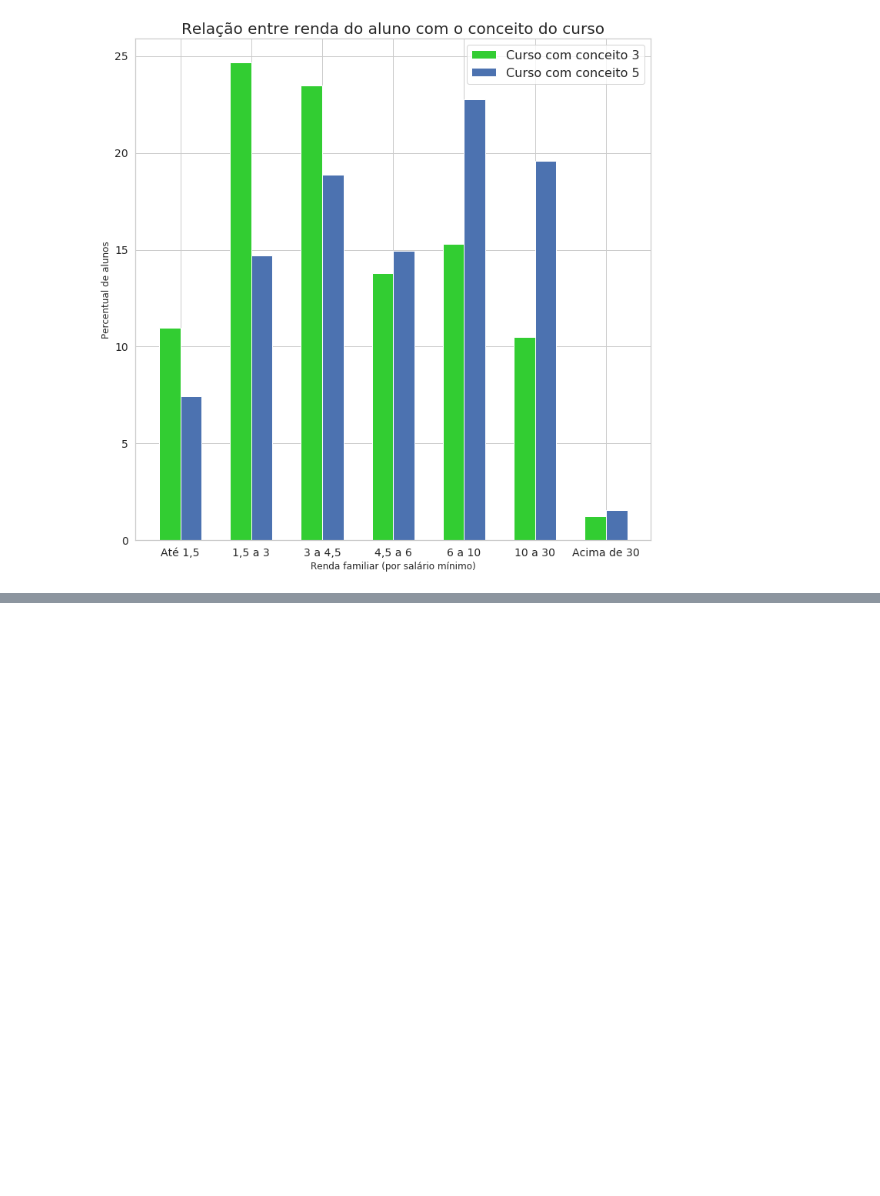
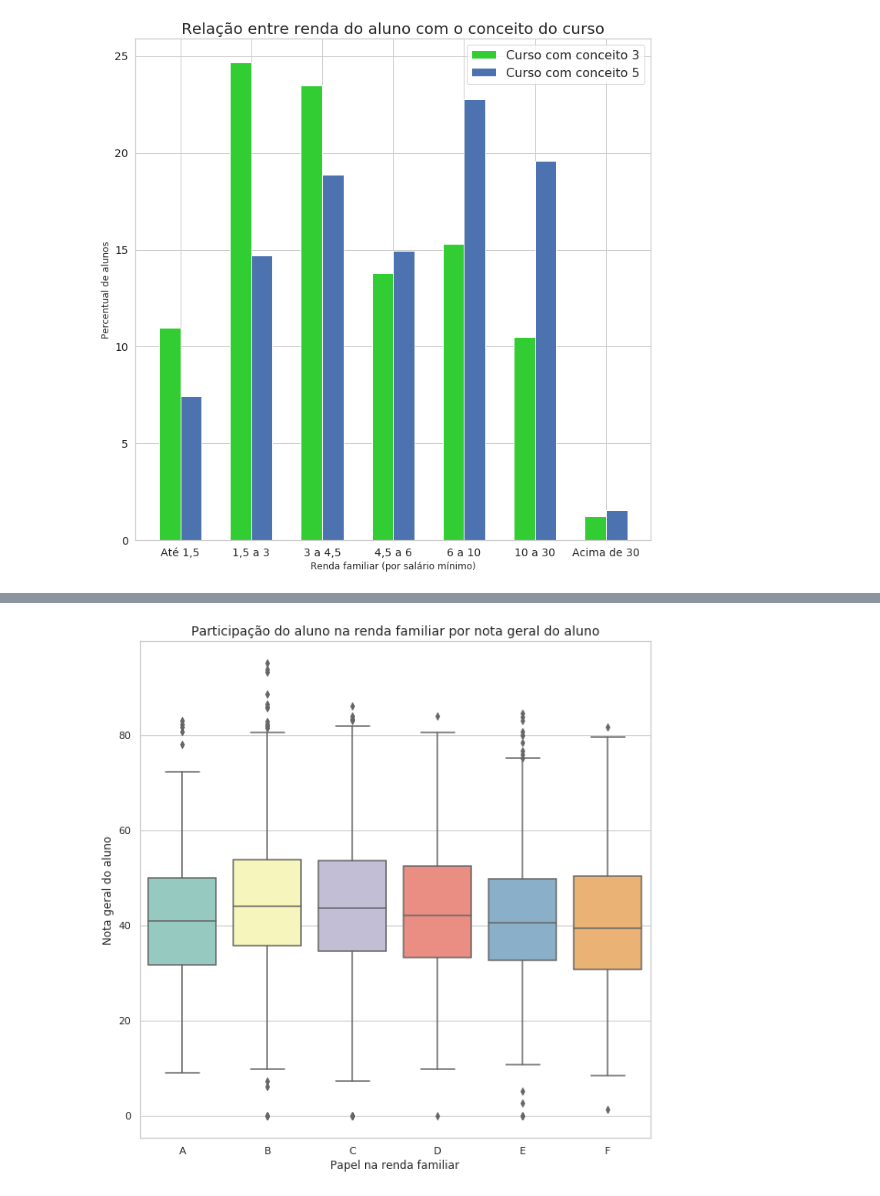
Before and after one commit to danielrcoura/metodologia-enade, a Jupyter notebook: Analise.ipynb, the cells around one changed output, grey strips where cells are left out. Drawn from its saved outputs; the diff is of its cells as text; code cells hidden in the pictures; blank space fills up the shorter version.

```diff
--- a/Analise.ipynb
+++ b/Analise.ipynb
@@ -145,0 +174,11 @@ plt.yticks(size = 14)
+# %%
+# Questão 1
+fig, ax = plt.subplots(figsize=(10,10))
+sns.boxplot(x='QE_I09', y='NT_GER', data=dados, palette='Set3', order=["A","B","C","D","E","F"])
+ax.set_title('Participação do aluno na renda familiar por nota geral do aluno', fontsize=14)
+ax.set_xlabel('Papel na renda familiar')
+ax.set_ylabel('Nota geral do aluno')
+# sns.stripplot(x='QE_I10', y='NT_GER', data=dados, s=7, color='orange')
+plt.show()
+# %% [output]
+[figure, added]
```
Also changed, not shown: parts of 6 cells of this notebook, 1 other file.
